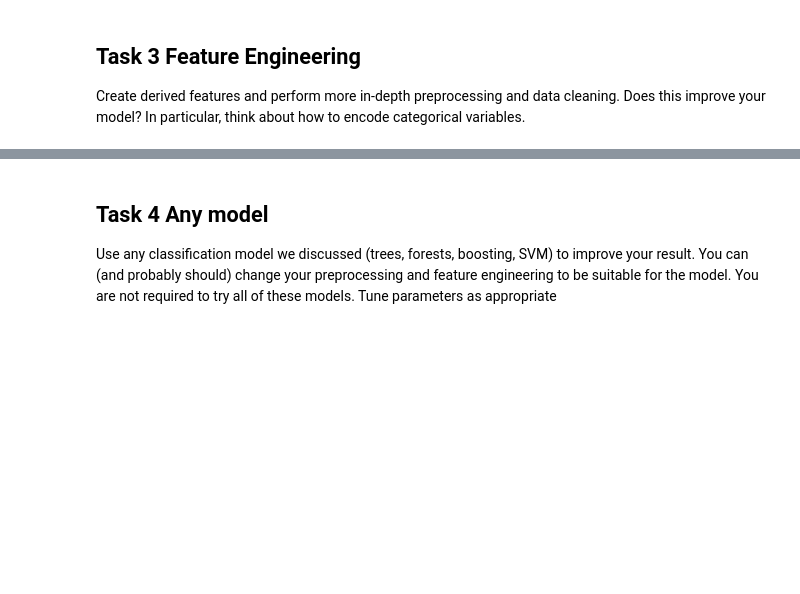
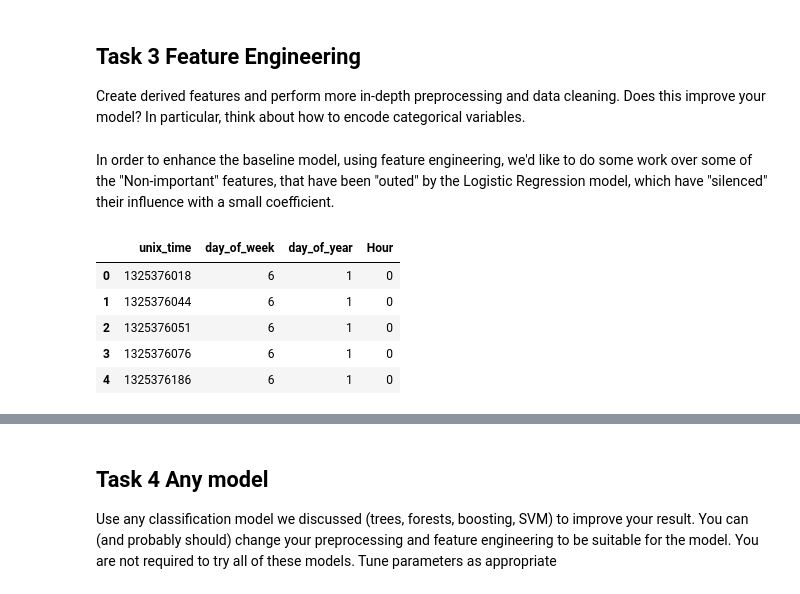
Before and after one commit to Matt88Ac/AdvancedML_Assignment2, a Jupyter notebook: Advanced Machine Learning - HW #2.ipynb, the cells around one changed output, grey strips where cells are left out. Drawn from its saved outputs; the diff is of its cells as text; code cells hidden in the pictures; blank space fills up the shorter version.

```diff
--- a/Advanced Machine Learning - HW #2.ipynb
+++ b/Advanced Machine Learning - HW #2.ipynb
@@ -592,0 +594,2 @@ temp_df = None
+# %% [markdown]
+In order to enhance the baseline model, using feature engineering, we'd like to do some work over some of the "Non-important" features, that have been "outed" by the Logistic Regression model, which have "silenced" their influence with a small coefficient.
@@ -592,0 +598,15 @@ temp_df = None
+# %%
+tester = pd.DataFrame()
+tester['unix_time'] = x_train_new['unix_time'].copy()
+as_time: pd.Timestamp = pd.to_datetime(x_train_new['unix_time'], unit='s')
+tester['day_of_week'] = as_time.apply(lambda x: x.dayofweek)
+tester['day_of_year'] = as_time.apply(lambda x: x.dayofyear)
+tester['Hour'] = as_time.apply(lambda x: x.hour)
+tester.head()
+# %% [output]
+|  | unix_time | day_of_week | day_of_year | Hour |
+| 0 | 1325376018 | 6 | 1 | 0 |
+| 1 | 1325376044 | 6 | 1 | 0 |
+| 2 | 1325376051 | 6 | 1 | 0 |
+| 3 | 1325376076 | 6 | 1 | 0 |
+| 4 | 1325376186 | 6 | 1 | 0 |
```
Also changed, not shown: parts of 7 cells of this notebook.
